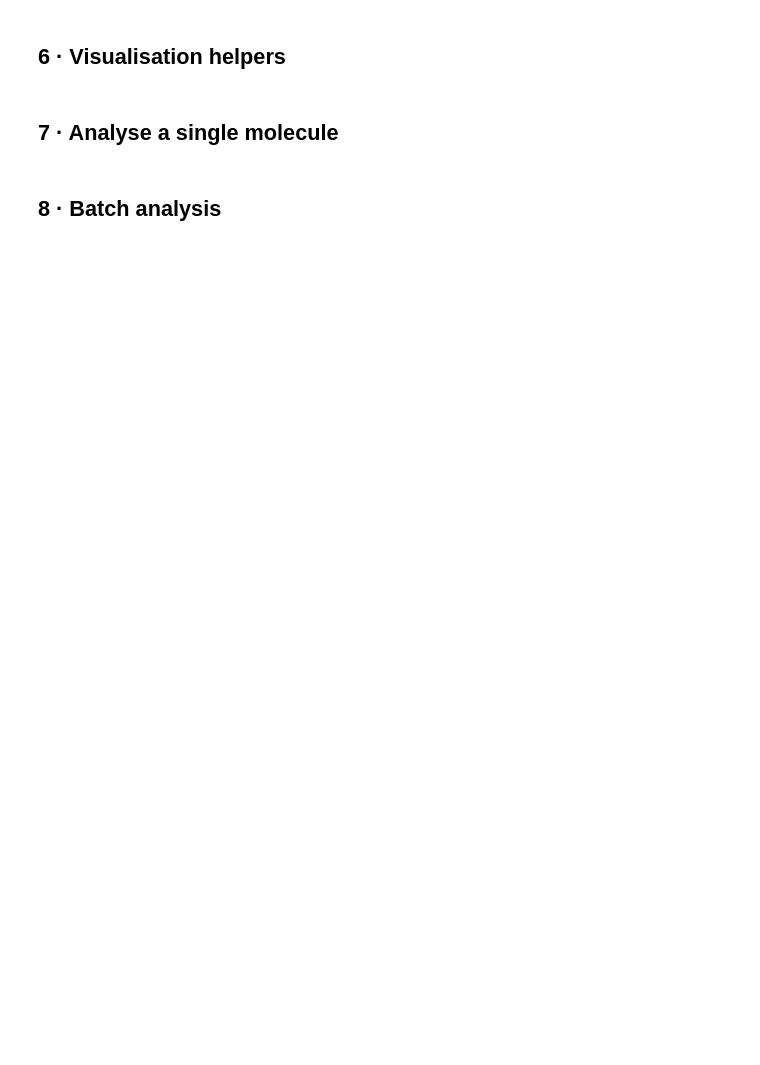
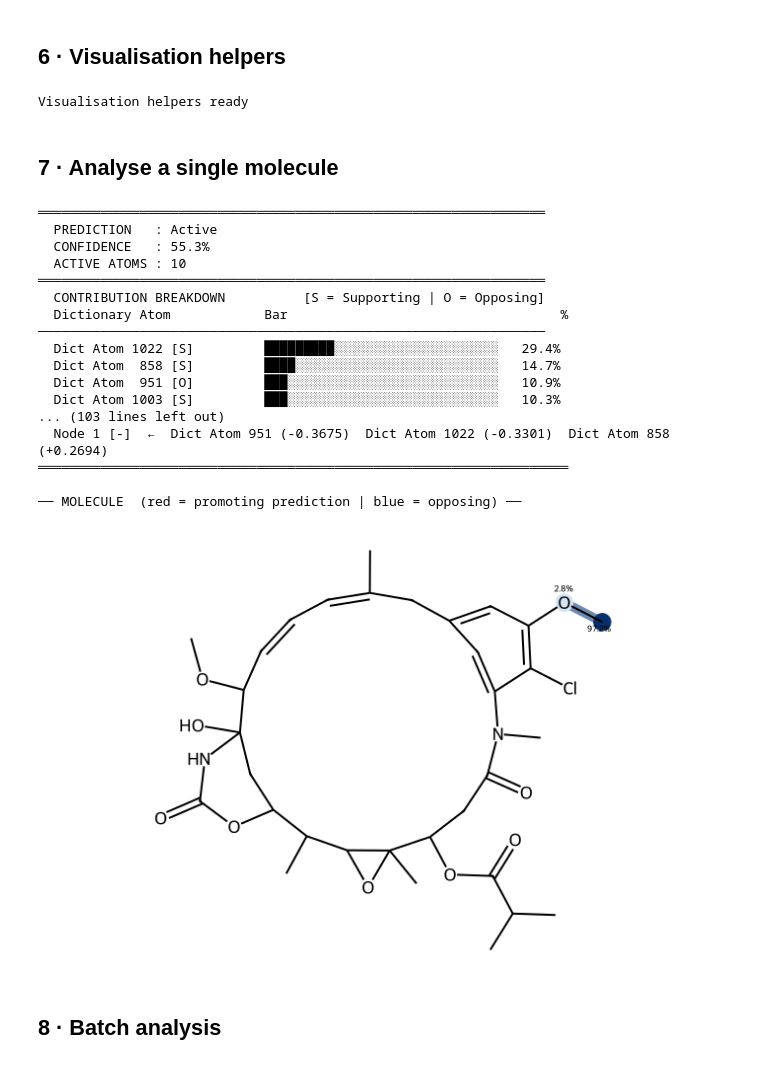
Before and after one commit to nimendra-ag/sparsegraphs_results, a Jupyter notebook: interpretability_pipeline.ipynb, the cells around one changed output. Cells and saved outputs as stored; diff of their text form; code cells hidden in the pictures; blank space fills up the shorter version.

```diff
--- a/interpretability_pipeline.ipynb
+++ b/interpretability_pipeline.ipynb
@@ -29,7 +31,7 @@ print('Imports OK')
 ## 1 · Load the NCI dataset
 # %%
 data_loader = GraphDataLoader()
-graphs, y   = data_loader.nci_full_graphs, data_loader.nci_full_labels
+graphs, y, smiles = data_loader.nci_full_graphs, data_loader.nci_full_labels, data_loader.nci_full_smiles
 
 print(f'Total graphs : {len(graphs)}')
 print(f'Label dist.  : {Counter(y)}')
@@ -235,11 +309,12 @@ diagnose_smiles('c1ccc2c(c1)cc1ccc3cccc4ccc2c1c34')  # Pyrene
 ## 6 · Visualisation helpers
 # %%
 def _importance_colour_map(sorted_nodes, floor_alpha=0.15):
-    import matplotlib.cm as cm
+    import matplotlib
     if not sorted_nodes:
         return {}
     max_abs = max(abs(s) for _, s in sorted_nodes) or 1.0
-    sup_cm, opp_cm = cm.get_cmap('Reds'), cm.get_cmap('Blues')
+    sup_cm  = matplotlib.colormaps['Reds']
+    opp_cm  = matplotlib.colormaps['Blues']
     colours = {}
     for node_id, score in sorted_nodes:
         mapped = floor_alpha + (abs(score) / max_abs) * (1.0 - floor_alpha)
@@ -298,12 +373,33 @@ def full_analysis(smiles, interpreter, top_k_atoms=5, img_size=(700, 450)):
 
 
 print('Visualisation helpers ready')
+# %% [output]
+Visualisation helpers ready
 # %% [markdown]
 ## 7 · Analyse a single molecule
 # %%
-SMILES = 'N#CC1=C(N)N(c2ccccc2)C(c2ccccc2)C1(C#N)C#N'
-
+SMILES = 'COc1cc2cc(c1Cl)N(C)C(=O)CC(OC(=O)C(C)C)C1(C)OC1C(C)C1CC(O)(NC(=O)O1)C(OC)C=CC=C(C)C2'
+## N#CC1=C(N)N(c2ccccc2)C(c2ccccc2)C1(C#N)C#N
 img = full_analysis(SMILES, interpreter, top_k_atoms=5)
+# %% [output]
+═════════════════════════════════════════════════════════════════
+  PREDICTION   : Active
+  CONFIDENCE   : 55.3%
+  ACTIVE ATOMS : 10
+═════════════════════════════════════════════════════════════════
+  CONTRIBUTION BREAKDOWN          [S = Supporting | O = Opposing]
+  Dictionary Atom            Bar                                   %
+─────────────────────────────────────────────────────────────────
+  Dict Atom 1022 [S]         █████████░░░░░░░░░░░░░░░░░░░░░   29.4%
+  Dict Atom  858 [S]         ████░░░░░░░░░░░░░░░░░░░░░░░░░░   14.7%
+  Dict Atom  951 [O]         ███░░░░░░░░░░░░░░░░░░░░░░░░░░░   10.9%
+  Dict Atom 1003 [S]         ███░░░░░░░░░░░░░░░░░░░░░░░░░░░   10.3%
+... (103 lines left out)
+  Node 1 [-]  ←  Dict Atom 951 (-0.3675)  Dict Atom 1022 (-0.3301)  Dict Atom 858 (+0.2694)
+════════════════════════════════════════════════════════════════════
+
+── MOLECULE  (red = promoting prediction | blue = opposing) ──
+[figure, added]
 # %% [markdown]
 ## 8 · Batch analysis
 # %%
```
Also changed, not shown: parts of 10 cells of this notebook.
